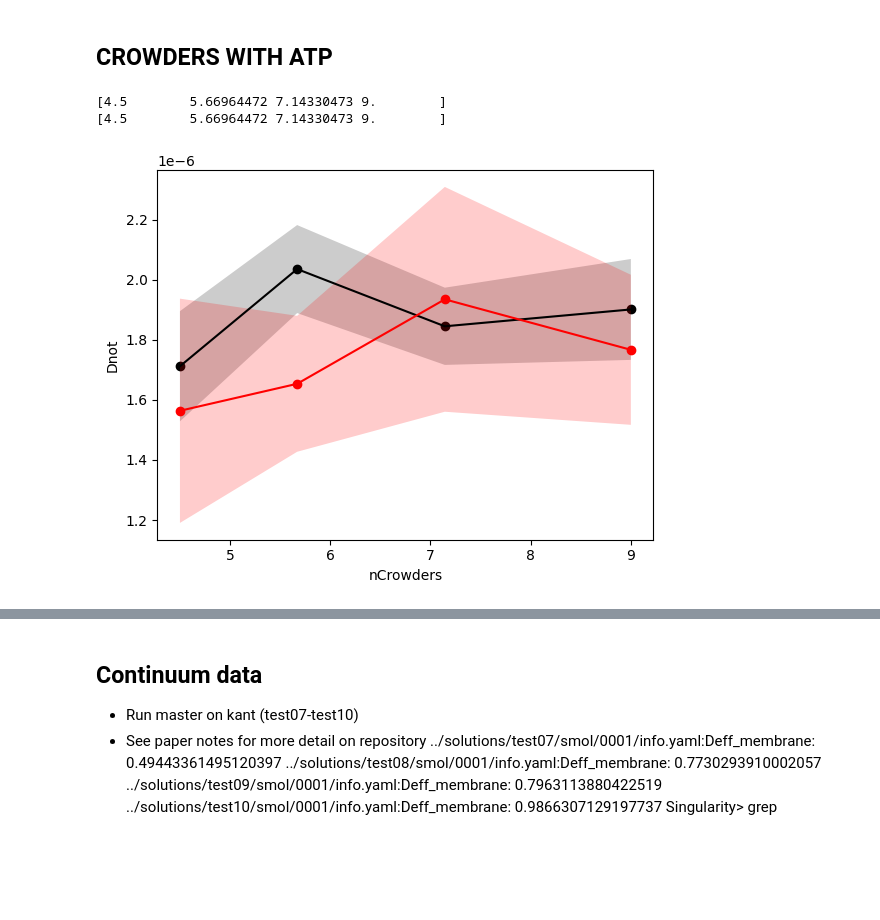
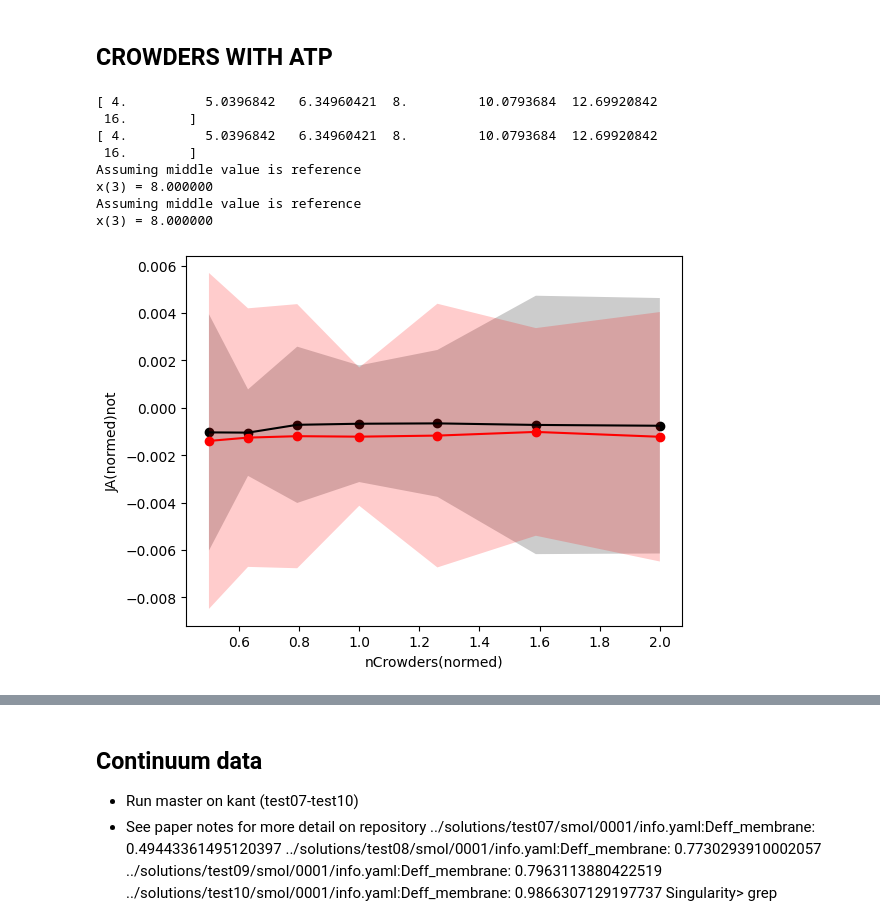
Before and after one commit to huskeypm/cellmigration, a Jupyter notebook: migration_paper.ipynb, the cells around one changed output, grey strips where cells are left out. Saved outputs shown, nothing was run; the diff lists cells and outputs as text; code cells hidden in the pictures; blank space fills up the shorter version.

```diff
--- a/migration_paper.ipynb
+++ b/migration_paper.ipynb
@@ -65,7 +65,7 @@ def ProcessGroup(df,key):
   return uniqueVals,Ds,Dstds, JAs, vFs
 # %%
 
-def PlotKey(conds,Ds,Dstds,key,color='k',normalize=False,altName=None):
+def PlotKey(conds,Ds,Dstds,key,color='k',normalize=False,altName=None,mode="D"):
 
   if normalize:
     print("Assuming middle value is reference")
@@ -96,7 +96,7 @@ def PlotKey(conds,Ds,Dstds,key,color='k',normalize=False,altName=None):
     plt.xlabel(key+normed)
   else:
     plt.xlabel(altName)
-  plt.ylabel("D"+normed+"not")
+  plt.ylabel(mode+normed+"not")
   plt.gcf().savefig(key+".png")
 # %% [markdown]
 Partition file according to cases
@@ -312,27 +319,36 @@ else:
 # %%
 key = "nCrowders"
 
 case = empty()
 case.conds,case.Ds,case.Dstds, case.JAs, case.vFs  = ProcessGroup(df,key)
 cases[key+"-atp"] = case
 
 
 case = empty()
 case.conds,case.Ds,case.Dstds, case.JAs, case.vFs  = ProcessGroup(dfATP,key)
 cases[key+"+atp"] = case
 
 
 case = cases[key+"-atp"]
-PlotKey(case.conds,case.Ds,case.Dstds,key,normalize=False)
+#PlotKey(case.conds,case.Ds,case.Dstds,key,normalize=False)
+PlotKey(case.conds,case.JAs,case.Dstds,key,color='k',normalize=True,mode="JA")
 
 case = cases[key+"+atp"]
-PlotKey(case.conds,case.Ds,case.Dstds,key,color='r',normalize=False)
+#PlotKey(case.conds,case.Ds,case.Dstds,key,color='r',normalize=False)
+PlotKey(case.conds,case.JAs,case.Dstds,key,color='r',normalize=True,mode="JA")
+
 
 plt.gcf().savefig(outPath+"fig5_nCrowders.png",dpi=300)
 # %% [output]
-[4.5        5.66964472 7.14330473 9.        ]
-[4.5        5.66964472 7.14330473 9.        ]
+[ 4.          5.0396842   6.34960421  8.         10.0793684  12.69920842
+ 16.        ]
+[ 4.          5.0396842   6.34960421  8.         10.0793684  12.69920842
+ 16.        ]
+Assuming middle value is reference
+x(3) = 8.000000
+Assuming middle value is reference
+x(3) = 8.000000
-[figure, old version]
+[figure, new version]
 # %%
 fig, axl = plt.subplots()
 axl.plot(case.conds,case.Ds,'k-',label="Ds")
```
Also changed, not shown: parts of 9 cells of this notebook.
